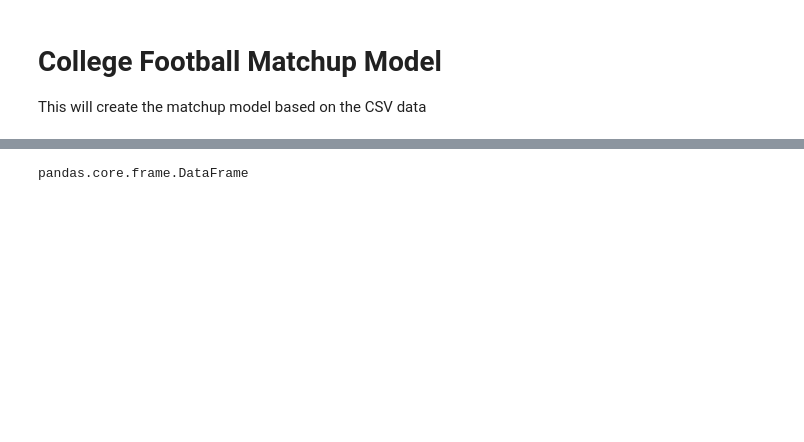
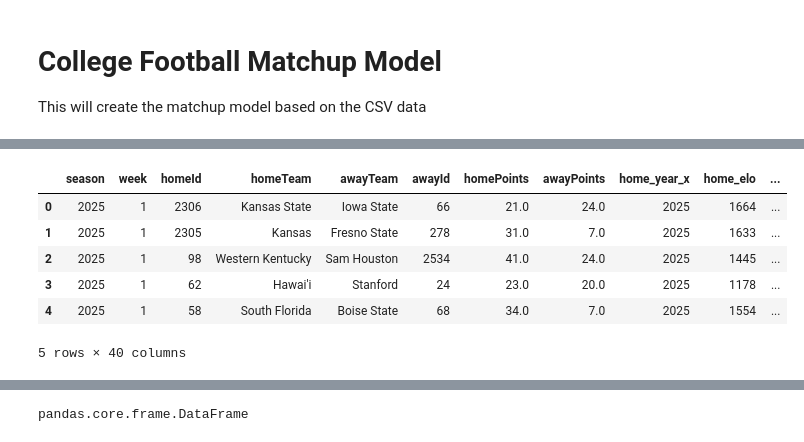
Before and after one commit to BenjaminGroseclose/SportsIQ, a Jupyter notebook: analytics/college-football-model.ipynb, the cells around one changed output, grey strips where cells are left out. Drawn from its saved outputs; the diff is of its cells as text; code cells hidden in the pictures; blank space fills up the shorter version.

```diff
--- a/analytics/college-football-model.ipynb
+++ b/analytics/college-football-model.ipynb
@@ -31,0 +51,18 @@ merged_df.head()
+# %%
+weeks = [1, 2, 3, 4, 5, 6, 7, 8, 9, 10, 11]
+year = 2023
+
+for week in weeks:
+	week_df = pd.read_csv(f'cfbd_{year}_{week}_games.csv')
+
+	merged_df = pd.concat([merged_df, week_df], ignore_index=True)
+
+merged_df.head()
+# %% [output]
+|  | season | week | homeId | homeTeam | awayTeam | awayId | homePoints | awayPoints | home_year_x | home_elo | ... |
+| 0 | 2025 | 1 | 2306 | Kansas State | Iowa State | 66 | 21.0 | 24.0 | 2025 | 1664 | ... |
+| 1 | 2025 | 1 | 2305 | Kansas | Fresno State | 278 | 31.0 | 7.0 | 2025 | 1633 | ... |
+| 2 | 2025 | 1 | 98 | Western Kentucky | Sam Houston | 2534 | 41.0 | 24.0 | 2025 | 1445 | ... |
+| 3 | 2025 | 1 | 62 | Hawai'i | Stanford | 24 | 23.0 | 20.0 | 2025 | 1178 | ... |
+| 4 | 2025 | 1 | 58 | South Florida | Boise State | 68 | 34.0 | 7.0 | 2025 | 1554 | ... |
+5 rows × 40 columns
```
Also changed, not shown: parts of 11 cells of this notebook, 2 other files.
